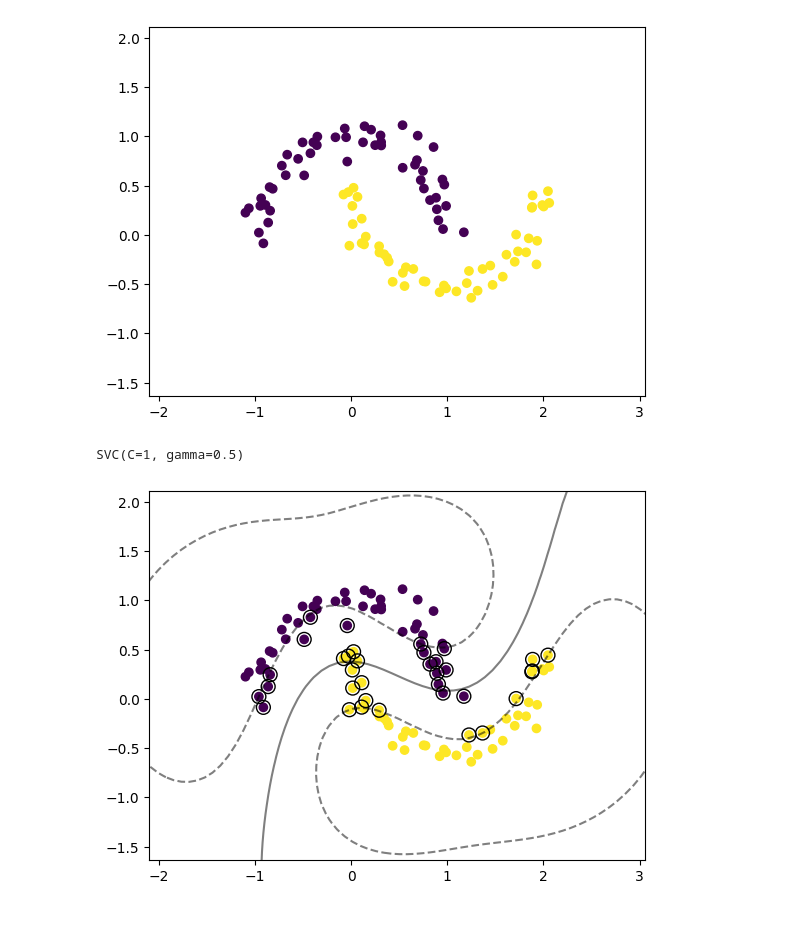
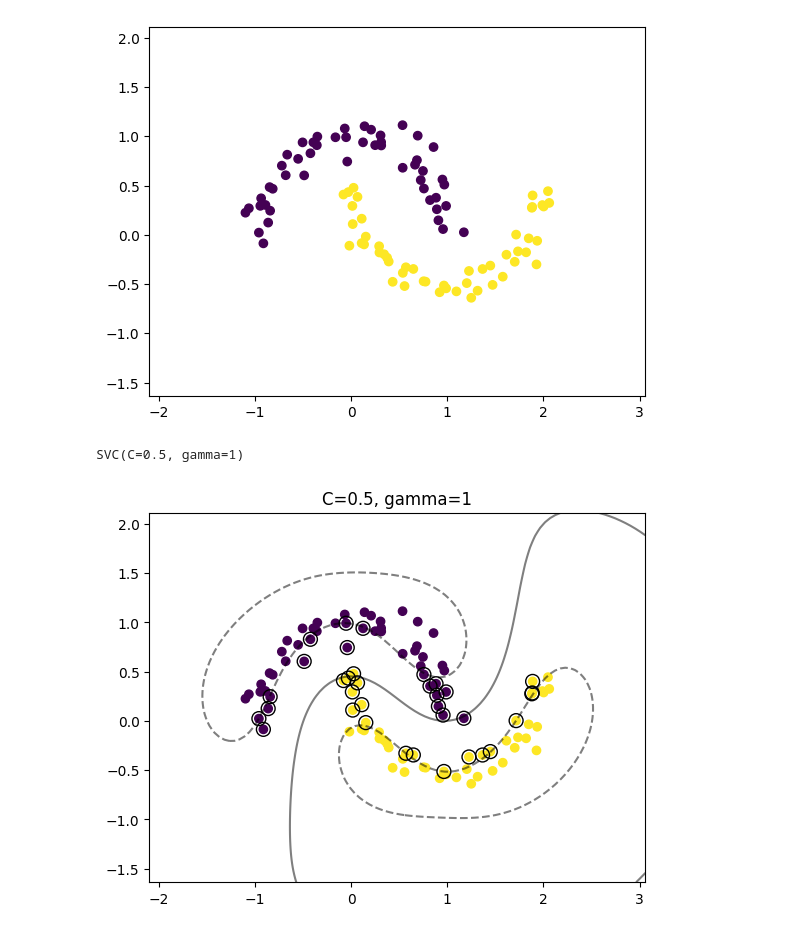
Before and after one commit to cyp-ark/SVM, a Jupyter notebook: code.ipynb, the cells around one changed output. Cells and saved outputs as stored; diff of their text form; code cells hidden in the pictures.

```diff
--- a/code.ipynb
+++ b/code.ipynb
@@ -162,41 +163,43 @@ plt.show()
 # %%
 from sklearn.svm import SVC
 
-svm = SVC(C=1,gamma=0.5,kernel="rbf")
+svm = SVC(C=0.5,gamma=1,kernel="rbf")
 svm.fit(X3,y3)
 # %% [output]
-SVC(C=1, gamma=0.5)
+SVC(C=0.5, gamma=1)
 # %%
 from sklearn.inspection import DecisionBoundaryDisplay
 
 ax = plt.gca()
 
 plt.scatter('x1','x2',c='class',data=df3)
 
 
 DecisionBoundaryDisplay.from_estimator(
     svm,
-    X,
+    X3,
     plot_method="contour",
     colors="k",
     levels=[-1, 0, 1],
     alpha=0.5,
     linestyles=["--", "-", "--"],
-    ax=ax,
+    ax=ax
 )
 
 ax.scatter(
     svm.support_vectors_[:, 0],
     svm.support_vectors_[:, 1],
     s=100,
     linewidth=1,
     facecolors="none",
     edgecolors="k",
 )
 
+plt.title("C=0.5, gamma=1")
+
 plt.xlim([min(df3['x1'])-1,max(df3['x1'])+1])
 plt.ylim([min(df3['x2'])-1,max(df3['x2'])+1])
 
 plt.show()
 # %% [output]
-[figure, old version]
+[figure, new version]
```
Also changed, not shown: parts of 1 cell of this notebook, 1 other file.
